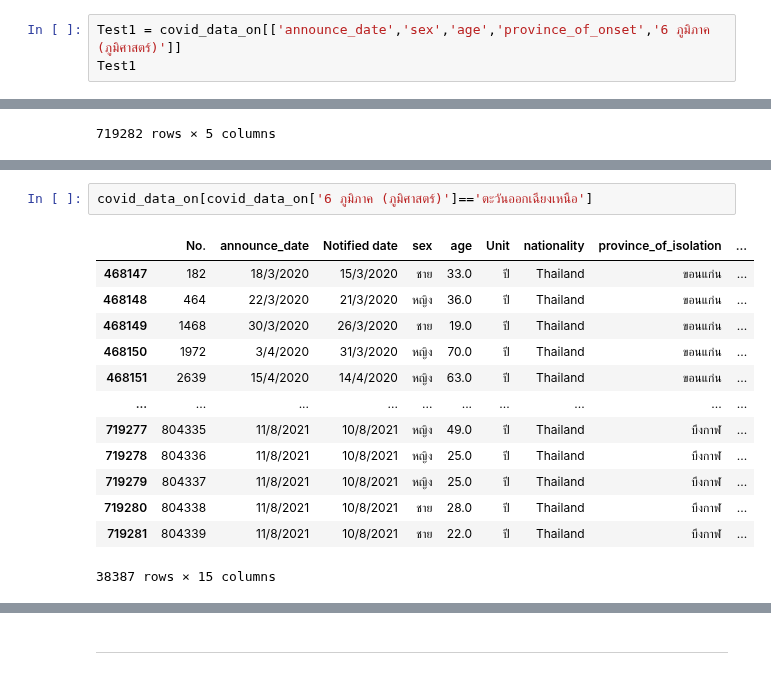
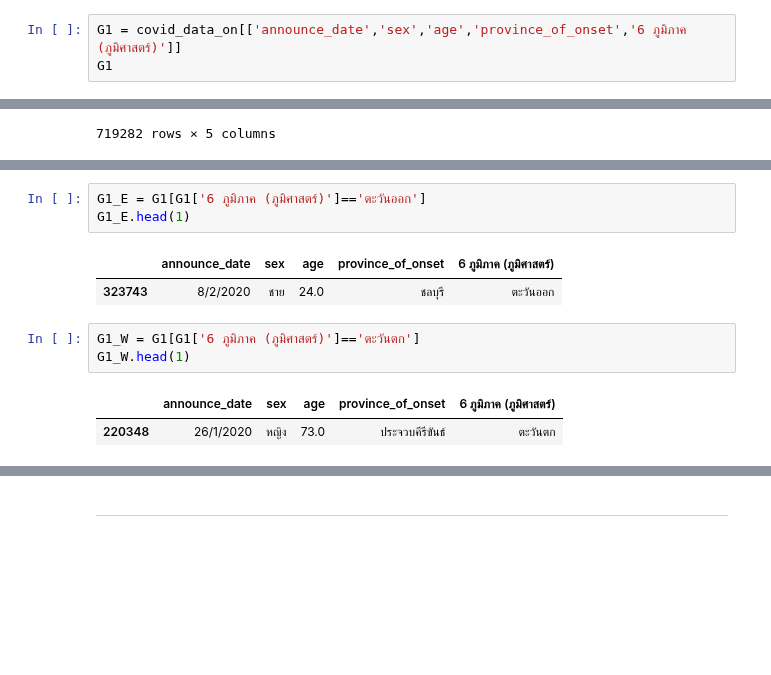
Before and after one commit to sitthatkaja/data_viz_2022, a Jupyter notebook: BasicPython&DataViz_midterm2022.ipynb, the cells around one changed output, grey strips where cells are left out. Cells and saved outputs as stored; diff of their text form; blank space fills up the shorter version.

```diff
--- a/BasicPython&DataViz_midterm2022.ipynb
+++ b/BasicPython&DataViz_midterm2022.ipynb
@@ -141,6 +108,6 @@ covid_data_on
 # %%
-Test1 = covid_data_on[['announce_date','sex','age','province_of_onset','6 ภูมิภาค (ภูมิศาสตร์)']]
-Test1
+G1 = covid_data_on[['announce_date','sex','age','province_of_onset','6 ภูมิภาค (ภูมิศาสตร์)']]
+G1
 # %% [output]
 |  | announce_date | sex | age | province_of_onset | 6 ภูมิภาค (ภูมิศาสตร์) |
 | 0 | 12/1/2020 | หญิง | 61.0 | กรุงเทพมหานคร | กลาง |
@@ -174,19 +141,15 @@ Test11.head(1)
 |  | announce_date | sex | age | province_of_onset | 6 ภูมิภาค (ภูมิศาสตร์) |
 | 0 | 12/1/2020 | หญิง | 61.0 | กรุงเทพมหานคร | กลาง |
 # %%
-covid_data_on[covid_data_on['6 ภูมิภาค (ภูมิศาสตร์)']=='ตะวันออกเฉียงเหนือ']
+G1_E = G1[G1['6 ภูมิภาค (ภูมิศาสตร์)']=='ตะวันออก']
+G1_E.head(1)
 # %% [output]
-|  | No. | announce_date | Notified date | sex | age | Unit | nationality | province_of_isolation | ... |
-| 468147 | 182 | 18/3/2020 | 15/3/2020 | ชาย | 33.0 | ปี | Thailand | ขอนแก่น | ... |
-| 468148 | 464 | 22/3/2020 | 21/3/2020 | หญิง | 36.0 | ปี | Thailand | ขอนแก่น | ... |
-| 468149 | 1468 | 30/3/2020 | 26/3/2020 | ชาย | 19.0 | ปี | Thailand | ขอนแก่น | ... |
-| 468150 | 1972 | 3/4/2020 | 31/3/2020 | หญิง | 70.0 | ปี | Thailand | ขอนแก่น | ... |
-| 468151 | 2639 | 15/4/2020 | 14/4/2020 | หญิง | 63.0 | ปี | Thailand | ขอนแก่น | ... |
-| ... | ... | ... | ... | ... | ... | ... | ... | ... | ... |
-| 719277 | 804335 | 11/8/2021 | 10/8/2021 | หญิง | 49.0 | ปี | Thailand | บึงกาฬ | ... |
-| 719278 | 804336 | 11/8/2021 | 10/8/2021 | หญิง | 25.0 | ปี | Thailand | บึงกาฬ | ... |
-| 719279 | 804337 | 11/8/2021 | 10/8/2021 | หญิง | 25.0 | ปี | Thailand | บึงกาฬ | ... |
-| 719280 | 804338 | 11/8/2021 | 10/8/2021 | ชาย | 28.0 | ปี | Thailand | บึงกาฬ | ... |
-| 719281 | 804339 | 11/8/2021 | 10/8/2021 | ชาย | 22.0 | ปี | Thailand | บึงกาฬ | ... |
+|  | announce_date | sex | age | province_of_onset | 6 ภูมิภาค (ภูมิศาสตร์) |
+| 323743 | 8/2/2020 | ชาย | 24.0 | ชลบุรี | ตะวันออก |
-38387 rows × 15 columns
+# %%
+G1_W = G1[G1['6 ภูมิภาค (ภูมิศาสตร์)']=='ตะวันตก']
+G1_W.head(1)
+# %% [output]
+|  | announce_date | sex | age | province_of_onset | 6 ภูมิภาค (ภูมิศาสตร์) |
+| 220348 | 26/1/2020 | หญิง | 73.0 | ประจวบคีรีขันธ์ | ตะวันตก |
 # %%
```
Also changed, not shown: parts of 42 cells of this notebook.
